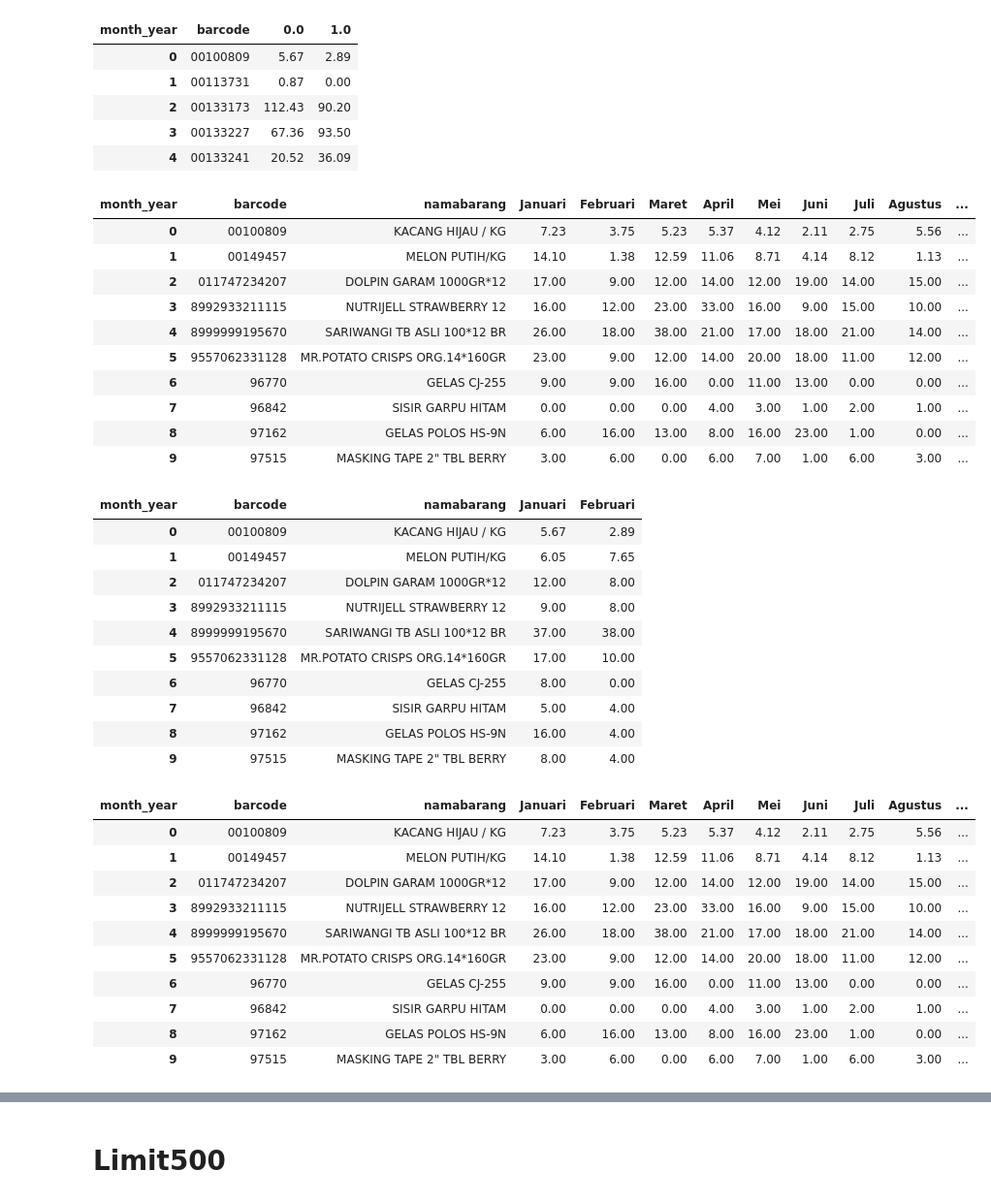
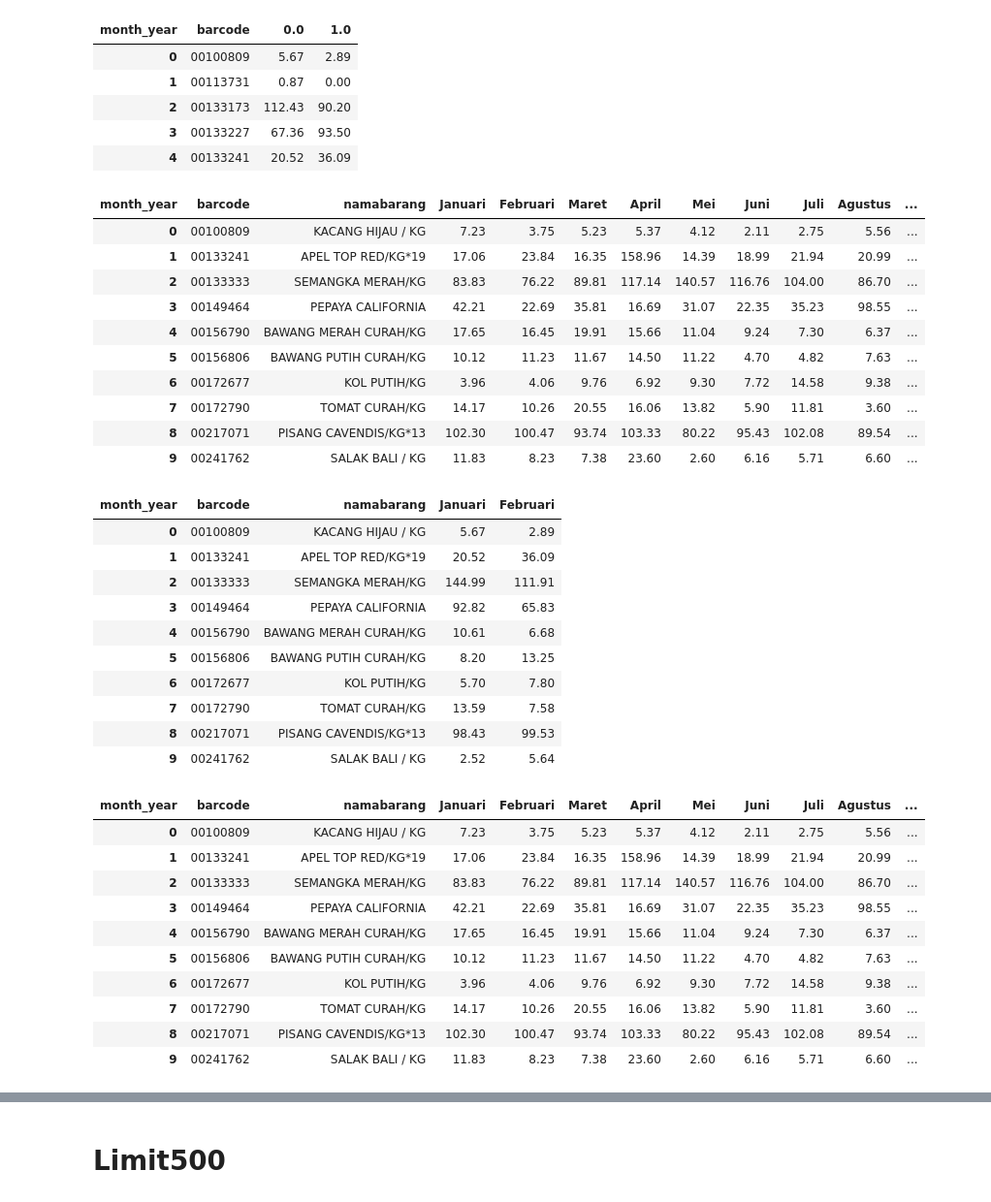
Before and after one commit to diegoray/sales-prediction-gru, a Jupyter notebook: ipynb/EDA.ipynb, the cells around one changed output, grey strips where cells are left out. Shown at 97% size. Saved outputs shown, nothing was run; the diff lists cells and outputs as text; code cells hidden in the pictures.

```diff
--- a/ipynb/EDA.ipynb
+++ b/ipynb/EDA.ipynb
@@ -294,3 +532,10 @@ sns.boxplot(x='month_year', y='qty', data=df)
+# %%
+# get barcode & namabarang column for grouping on next step
+dfd = df_barcode.drop(['kategori','kodekategori','jenis','kodejenis','kodecustomer','qty','satuan','tgl'], axis=1)
+# %%
+df_pred_grouped = dfd.groupby('barcode').first().reset_index()
+product_list = df_pred_grouped['barcode'].to_list()
+namabarang = df_pred_grouped['namabarang'].to_list()
 # %% [markdown]
 # Test - web fix
 # %%
@@ -307,7 +552,7 @@ test_monthly = testing[['tgl', 'month_year', 'barcode', 'qty']]
 test_monthly = test_monthly.sort_values('tgl').groupby(['month_year', 'barcode'], as_index=False)
 test_monthly = test_monthly.agg({'qty':['sum']})
 test_monthly.columns = ['month_year', 'barcode', 'qty_cnt']
-test_monthly = test_monthly.query('qty_cnt >= 0 and qty_cnt <= 50')
+test_monthly = test_monthly.query('qty_cnt >= 0 and qty_cnt <= 400')
 
 # Label
 test_monthly['qty_cnt_month'] = test_monthly.sort_values('month_year').groupby(['barcode'])['qty_cnt'].shift(-1)
@@ -328,7 +573,7 @@ display(test_monthly_series.head())
 
 testing_pred = df2022.copy()
 
-testing_pred = testing_pred.drop(['notxn', 'nonota', 'namabarang', 'hargabeli', 'diskon', 'hargaafterdiskon', 'subtotal', 'kodeop', 'isbkp', 'iddistributor', 'idpromo', 'iddivisi', 'jenis', 'kodedepartemen', 'departemen', 'namaop', 'kodedivisibarang', 'divisibarang'], axis=1)
+# testing_pred = testing_pred.drop(['notxn', 'nonota', 'namabarang', 'hargabeli', 'diskon', 'hargaafterdiskon', 'subtotal', 'kodeop', 'isbkp', 'iddistributor', 'idpromo', 'iddivisi', 'jenis', 'kodedepartemen', 'departemen', 'namaop', 'kodedivisibarang', 'divisibarang'], axis=1)
 
 testing_pred['month_year'] = testing_pred['tgl'].apply(lambda x: x.strftime('%m-%y')).astype(str)
 
@@ -338,8 +583,8 @@ testing_monthly_pred = testing_pred[['tgl', 'month_year', 'barcode', 'qty']]
 testing_monthly_pred = testing_monthly_pred.sort_values('tgl').groupby(['month_year', 'barcode'], as_index=False)
 testing_monthly_pred = testing_monthly_pred.agg({'qty':['sum']})
 testing_monthly_pred.columns = ['month_year', 'barcode', 'qty_cnt']
-# testing_monthly_pred = testing_monthly_pred.query('qty_cnt >= 0 and qty_cnt <= 50')
-testing_monthly_pred = testing_monthly_pred.query('qty_cnt >= 0')
+testing_monthly_pred = testing_monthly_pred.query('qty_cnt >= 0 and qty_cnt <= 400')
+# testing_monthly_pred = testing_monthly_pred.query('qty_cnt >= 0')
 
 # Label
 testing_monthly_pred['qty_cnt_month'] = testing_monthly_pred.sort_values('month_year').groupby(['barcode'])['qty_cnt'].shift(-1)
@@ -372,44 +617,44 @@ namabarang = df_pred_grouped['namabarang'].to_list()
 # %%
 # get data selected product list from 2021 and 2022 for ploting on website
 
 # product_list = ['011747233057', '011747234207', '055500130221']
 # namabarang = ['DUA KELINCI KCG.GRG 10*750GR', 'DOLPIN GARAM 1000GR*12', 'SOS P.LANTAI ORANGE 750ML REFF']
 
 selected_data_2021 = test_monthly_series[test_monthly_series['barcode'].isin(product_list)].reset_index(drop=True)
 selected_data_2022 = testing_monthly_series_pred[testing_monthly_series_pred['barcode'].isin(product_list)].reset_index(drop=True)
 selected_data_2021['namabarang'] = namabarang
 selected_data_2022['namabarang'] = namabarang
 selected_data_2021 = selected_data_2021[['barcode', 'namabarang', 0, 1, 2, 3,  4, 5, 6, 7, 8, 9, 10, 11]]
 selected_data_2022 = selected_data_2022[['barcode', 'namabarang', 0, 1]]
 selected_data_2021.rename(columns = {0:'Januari', 1:'Februari', 2:'Maret', 3:'April', 4:'Mei', 5:'Juni', 6:'Juli', 7:'Agustus', 8:'September', 9:'Oktober', 10:'November', 11:'Desember'}, inplace = True)
 selected_data_2022.rename(columns = {0:'Januari', 1:'Februari'}, inplace = True)
 # selected_data_2022.drop(['barcode', 'kodejenis'], axis=1, inplace=True)
 # appenned_data = df.append()
 # # df_train_raw.to_csv('df_train_raw_new.csv', index=False)
-display(selected_data_2021)
-display(selected_data_2022)
+display(selected_data_2021.head(10))
+display(selected_data_2022.head(10))
 # display(appenned_data)
 # %% [output]
 | month_year | barcode | namabarang | Januari | Februari | Maret | April | Mei | Juni | Juli | Agustus | ... |
 | 0 | 00100809 | KACANG HIJAU / KG | 7.23 | 3.75 | 5.23 | 5.37 | 4.12 | 2.11 | 2.75 | 5.56 | ... |
-| 1 | 00149457 | MELON PUTIH/KG | 14.10 | 1.38 | 12.59 | 11.06 | 8.71 | 4.14 | 8.12 | 1.13 | ... |
-| 2 | 011747234207 | DOLPIN GARAM 1000GR*12 | 17.00 | 9.00 | 12.00 | 14.00 | 12.00 | 19.00 | 14.00 | 15.00 | ... |
-| 3 | 8992933211115 | NUTRIJELL STRAWBERRY 12 | 16.00 | 12.00 | 23.00 | 33.00 | 16.00 | 9.00 | 15.00 | 10.00 | ... |
-| 4 | 8999999195670 | SARIWANGI TB ASLI 100*12 BR | 26.00 | 18.00 | 38.00 | 21.00 | 17.00 | 18.00 | 21.00 | 14.00 | ... |
-| 5 | 9557062331128 | MR.POTATO CRISPS ORG.14*160GR | 23.00 | 9.00 | 12.00 | 14.00 | 20.00 | 18.00 | 11.00 | 12.00 | ... |
-| 6 | 96770 | GELAS CJ-255 | 9.00 | 9.00 | 16.00 | 0.00 | 11.00 | 13.00 | 0.00 | 0.00 | ... |
-| 7 | 96842 | SISIR GARPU HITAM | 0.00 | 0.00 | 0.00 | 4.00 | 3.00 | 1.00 | 2.00 | 1.00 | ... |
-| 8 | 97162 | GELAS POLOS HS-9N | 6.00 | 16.00 | 13.00 | 8.00 | 16.00 | 23.00 | 1.00 | 0.00 | ... |
-| 9 | 97515 | MASKING TAPE 2" TBL BERRY | 3.00 | 6.00 | 0.00 | 6.00 | 7.00 | 1.00 | 6.00 | 3.00 | ... |
+| 1 | 00133241 | APEL TOP RED/KG*19 | 17.06 | 23.84 | 16.35 | 158.96 | 14.39 | 18.99 | 21.94 | 20.99 | ... |
+| 2 | 00133333 | SEMANGKA MERAH/KG | 83.83 | 76.22 | 89.81 | 117.14 | 140.57 | 116.76 | 104.00 | 86.70 | ... |
+| 3 | 00149464 | PEPAYA CALIFORNIA | 42.21 | 22.69 | 35.81 | 16.69 | 31.07 | 22.35 | 35.23 | 98.55 | ... |
+| 4 | 00156790 | BAWANG MERAH CURAH/KG | 17.65 | 16.45 | 19.91 | 15.66 | 11.04 | 9.24 | 7.30 | 6.37 | ... |
+| 5 | 00156806 | BAWANG PUTIH CURAH/KG | 10.12 | 11.23 | 11.67 | 14.50 | 11.22 | 4.70 | 4.82 | 7.63 | ... |
+| 6 | 00172677 | KOL PUTIH/KG | 3.96 | 4.06 | 9.76 | 6.92 | 9.30 | 7.72 | 14.58 | 9.38 | ... |
+| 7 | 00172790 | TOMAT CURAH/KG | 14.17 | 10.26 | 20.55 | 16.06 | 13.82 | 5.90 | 11.81 | 3.60 | ... |
+| 8 | 00217071 | PISANG CAVENDIS/KG*13 | 102.30 | 100.47 | 93.74 | 103.33 | 80.22 | 95.43 | 102.08 | 89.54 | ... |
+| 9 | 00241762 | SALAK BALI / KG | 11.83 | 8.23 | 7.38 | 23.60 | 2.60 | 6.16 | 5.71 | 6.60 | ... |
 | month_year | barcode | namabarang | Januari | Februari |
 | 0 | 00100809 | KACANG HIJAU / KG | 5.67 | 2.89 |
-| 1 | 00149457 | MELON PUTIH/KG | 6.05 | 7.65 |
-| 2 | 011747234207 | DOLPIN GARAM 1000GR*12 | 12.00 | 8.00 |
-| 3 | 8992933211115 | NUTRIJELL STRAWBERRY 12 | 9.00 | 8.00 |
-| 4 | 8999999195670 | SARIWANGI TB ASLI 100*12 BR | 37.00 | 38.00 |
-| 5 | 9557062331128 | MR.POTATO CRISPS ORG.14*160GR | 17.00 | 10.00 |
-| 6 | 96770 | GELAS CJ-255 | 8.00 | 0.00 |
-| 7 | 96842 | SISIR GARPU HITAM | 5.00 | 4.00 |
-| 8 | 97162 | GELAS POLOS HS-9N | 16.00 | 4.00 |
-| 9 | 97515 | MASKING TAPE 2" TBL BERRY | 8.00 | 4.00 |
+| 1 | 00133241 | APEL TOP RED/KG*19 | 20.52 | 36.09 |
+| 2 | 00133333 | SEMANGKA MERAH/KG | 144.99 | 111.91 |
+| 3 | 00149464 | PEPAYA CALIFORNIA | 92.82 | 65.83 |
+| 4 | 00156790 | BAWANG MERAH CURAH/KG | 10.61 | 6.68 |
+| 5 | 00156806 | BAWANG PUTIH CURAH/KG | 8.20 | 13.25 |
+| 6 | 00172677 | KOL PUTIH/KG | 5.70 | 7.80 |
+| 7 | 00172790 | TOMAT CURAH/KG | 13.59 | 7.58 |
+| 8 | 00217071 | PISANG CAVENDIS/KG*13 | 98.43 | 99.53 |
+| 9 | 00241762 | SALAK BALI / KG | 2.52 | 5.64 |
 # %%
@@ -420,17 +666,17 @@ display(selected_data_2022)
 # %%
-selected_data_2021
+selected_data_2021.head(10)
 # %% [output]
 | month_year | barcode | namabarang | Januari | Februari | Maret | April | Mei | Juni | Juli | Agustus | ... |
 | 0 | 00100809 | KACANG HIJAU / KG | 7.23 | 3.75 | 5.23 | 5.37 | 4.12 | 2.11 | 2.75 | 5.56 | ... |
-| 1 | 00149457 | MELON PUTIH/KG | 14.10 | 1.38 | 12.59 | 11.06 | 8.71 | 4.14 | 8.12 | 1.13 | ... |
-| 2 | 011747234207 | DOLPIN GARAM 1000GR*12 | 17.00 | 9.00 | 12.00 | 14.00 | 12.00 | 19.00 | 14.00 | 15.00 | ... |
-| 3 | 8992933211115 | NUTRIJELL STRAWBERRY 12 | 16.00 | 12.00 | 23.00 | 33.00 | 16.00 | 9.00 | 15.00 | 10.00 | ... |
-| 4 | 8999999195670 | SARIWANGI TB ASLI 100*12 BR | 26.00 | 18.00 | 38.00 | 21.00 | 17.00 | 18.00 | 21.00 | 14.00 | ... |
-| 5 | 9557062331128 | MR.POTATO CRISPS ORG.14*160GR | 23.00 | 9.00 | 12.00 | 14.00 | 20.00 | 18.00 | 11.00 | 12.00 | ... |
-| 6 | 96770 | GELAS CJ-255 | 9.00 | 9.00 | 16.00 | 0.00 | 11.00 | 13.00 | 0.00 | 0.00 | ... |
-| 7 | 96842 | SISIR GARPU HITAM | 0.00 | 0.00 | 0.00 | 4.00 | 3.00 | 1.00 | 2.00 | 1.00 | ... |
-| 8 | 97162 | GELAS POLOS HS-9N | 6.00 | 16.00 | 13.00 | 8.00 | 16.00 | 23.00 | 1.00 | 0.00 | ... |
-| 9 | 97515 | MASKING TAPE 2" TBL BERRY | 3.00 | 6.00 | 0.00 | 6.00 | 7.00 | 1.00 | 6.00 | 3.00 | ... |
+| 1 | 00133241 | APEL TOP RED/KG*19 | 17.06 | 23.84 | 16.35 | 158.96 | 14.39 | 18.99 | 21.94 | 20.99 | ... |
+| 2 | 00133333 | SEMANGKA MERAH/KG | 83.83 | 76.22 | 89.81 | 117.14 | 140.57 | 116.76 | 104.00 | 86.70 | ... |
+| 3 | 00149464 | PEPAYA CALIFORNIA | 42.21 | 22.69 | 35.81 | 16.69 | 31.07 | 22.35 | 35.23 | 98.55 | ... |
+| 4 | 00156790 | BAWANG MERAH CURAH/KG | 17.65 | 16.45 | 19.91 | 15.66 | 11.04 | 9.24 | 7.30 | 6.37 | ... |
+| 5 | 00156806 | BAWANG PUTIH CURAH/KG | 10.12 | 11.23 | 11.67 | 14.50 | 11.22 | 4.70 | 4.82 | 7.63 | ... |
+| 6 | 00172677 | KOL PUTIH/KG | 3.96 | 4.06 | 9.76 | 6.92 | 9.30 | 7.72 | 14.58 | 9.38 | ... |
+| 7 | 00172790 | TOMAT CURAH/KG | 14.17 | 10.26 | 20.55 | 16.06 | 13.82 | 5.90 | 11.81 | 3.60 | ... |
+| 8 | 00217071 | PISANG CAVENDIS/KG*13 | 102.30 | 100.47 | 93.74 | 103.33 | 80.22 | 95.43 | 102.08 | 89.54 | ... |
+| 9 | 00241762 | SALAK BALI / KG | 11.83 | 8.23 | 7.38 | 23.60 | 2.60 | 6.16 | 5.71 | 6.60 | ... |
 # %%
 # get 5 products for prediction
 
```
Also changed, not shown: parts of 57 cells of this notebook, 5 other files.
